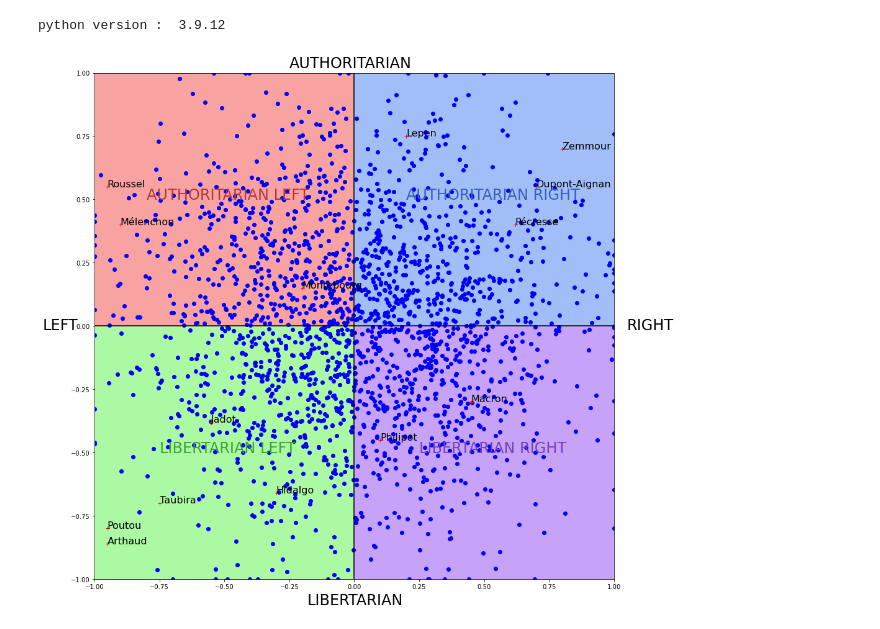
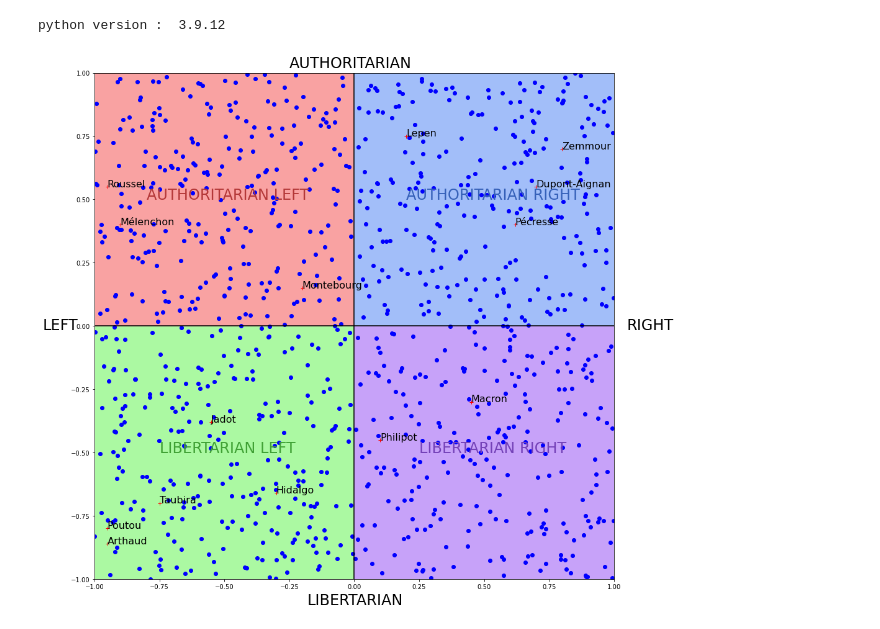
Before and after one commit to Naghan1132/Comparison-of-winners-of-elections-with-different-voting-methods, a Jupyter notebook: recherche.ipynb, the cells around one changed output. Cells and saved outputs as stored; diff of their text form; code cells hidden in the pictures.

```diff
--- a/recherche.ipynb
+++ b/recherche.ipynb
@@ -138,7 +138,7 @@ import random
 # SOURCES : https://www.reddit.com/r/PoliticalCompass/comments/rsdf7t/political_compass_of_the_candidates_of_the_2022/
 
 
-nombre_votants = 2000 # nb de votes
+nombre_votants = 1000 # nb de votes
 
 listeCoord = []
 
@@ -156,7 +156,7 @@ def drawCompass(dic,listeCoord,nombre_votants):
     ax = fig.add_subplot(111)
 
     if listeCoord == []:
-        listeCoord = generate_n_beta_coord(nombre_votants)
+        listeCoord = generate_n_uniform_coord(nombre_votants)
 
     # PLOT COORDINATES
     for coord in listeCoord:
@@ -172,34 +172,35 @@ def drawCompass(dic,listeCoord,nombre_votants):
     plt.text(-0.25,1.02, "AUTHORITARIAN", fontsize=24,color='black')
     plt.text(-0.18,-1.1, "LIBERTARIAN", fontsize=24,color='black')
 
 
     # PLOT CANDIDATES
     for name,coord in dic.items():
         plt.plot(coord[0],coord[1], 'r+')
         plt.text(coord[0],coord[1], name, fontsize=16,color='black')
 
     # AXES
     plt.axhline(y = 0, color = 'black', linestyle = '-')
     plt.vlines(x = 0, ymin=-1, ymax=1,color = 'black', linestyle = '-')
 
     # COLORS RECTANGLE
     rect1 = Rectangle((0,0),-1,-1,color ='#abf9a2')
     rect2 = Rectangle((0,0),-1,1,color ='#f9a2a2')
     rect3 = Rectangle((0,0),1,1,color ='#a2bef9')
     rect4 = Rectangle((0,0),1,-1,color ='#c7a2f9')
     ax.add_patch(rect1)
     ax.add_patch(rect2)
     ax.add_patch(rect3)
     ax.add_patch(rect4)
 
     plt.xlim([-1,1])
     plt.ylim([-1,1])
 
     plt.show()
 
+
 drawCompass(dic,listeCoord,nombre_votants)
 # %% [output]
-[figure, old version]
+[figure, new version]
 # %%
 # LES DIFFÉRENTES MÉTHODES DE VOTES IMPLÉMENTÉES :
 
```
Also changed, not shown: parts of 6 cells of this notebook, 7 other files.
